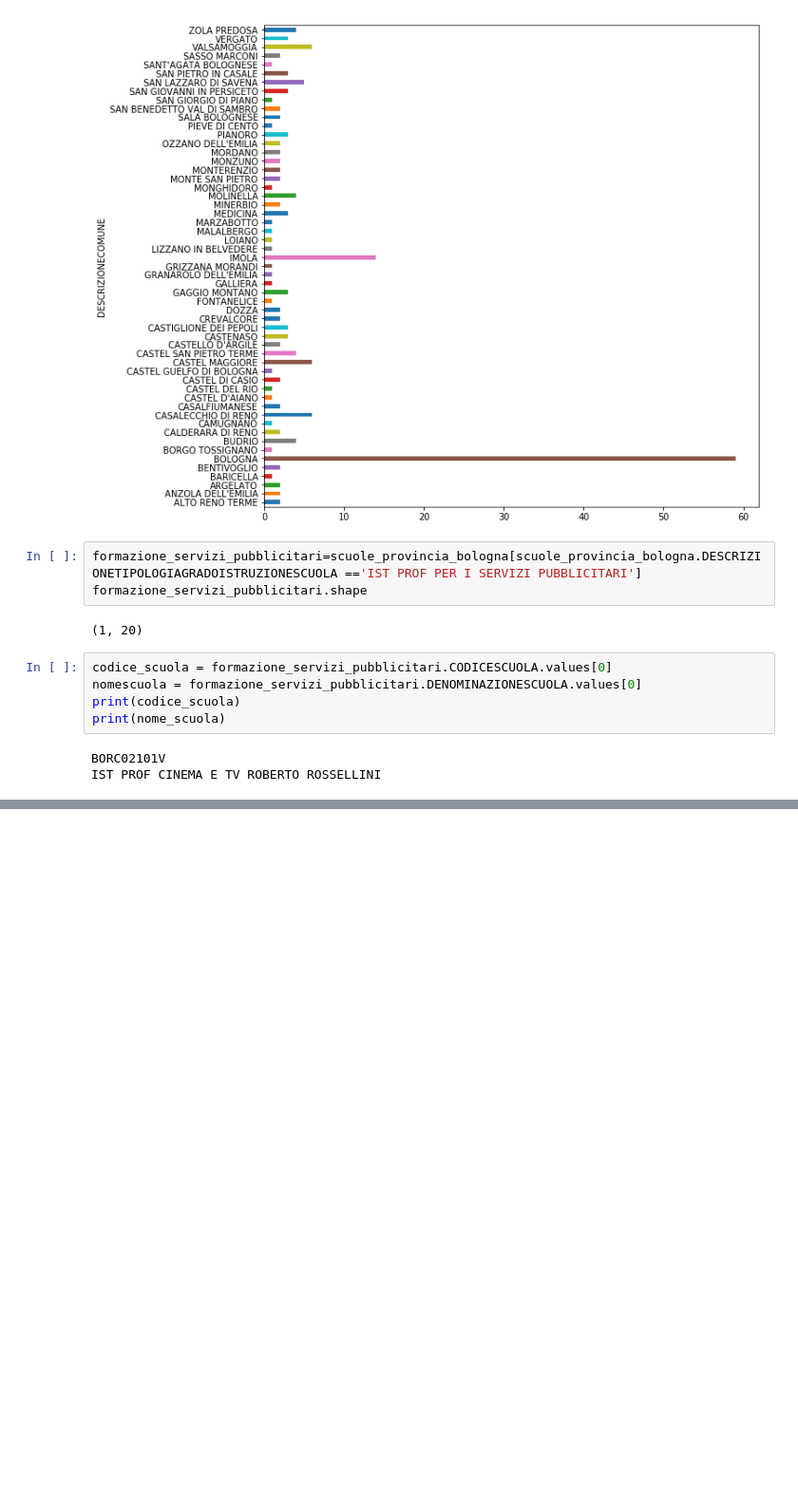
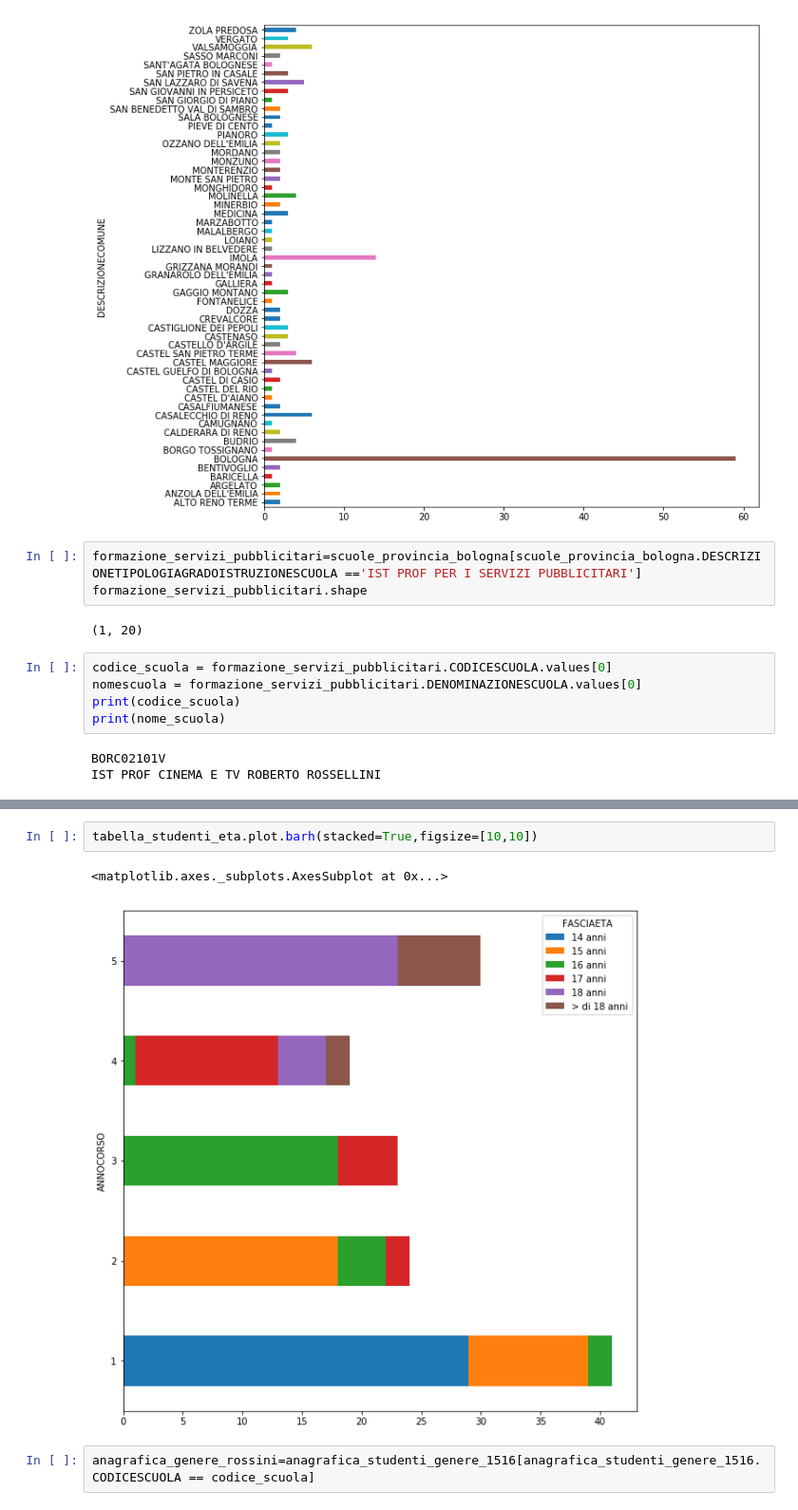
Before and after one commit to napo/opendatamiur, a Jupyter notebook: MIUR_OpenData.ipynb, the cells around one changed output, grey strips where cells are left out. Shown at 95% size. Drawn from its saved outputs; the diff is of its cells as text; blank space fills up the shorter version.

```diff
--- a/MIUR_OpenData.ipynb
+++ b/MIUR_OpenData.ipynb
@@ -605,0 +642,7 @@ https://hub.mybinder.org/user/bokeh-bokeh-notebooks-aafc6c30/notebooks/tutorial/
+# %%
+tabella_studenti_eta.plot.barh(stacked=True,figsize=[10,10])
+# %% [output]
+<matplotlib.axes._subplots.AxesSubplot at 0x...>
+[figure, added]
+# %%
+anagrafica_genere_rossini=anagrafica_studenti_genere_1516[anagrafica_studenti_genere_1516.CODICESCUOLA == codice_scuola]
```
Also changed, not shown: parts of 17 cells of this notebook.
